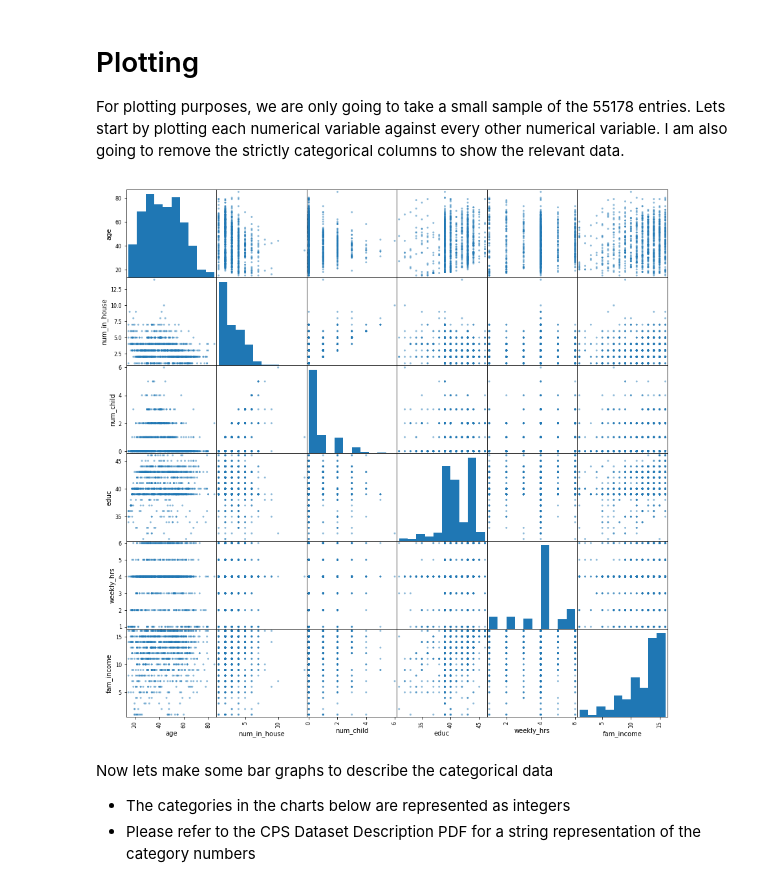
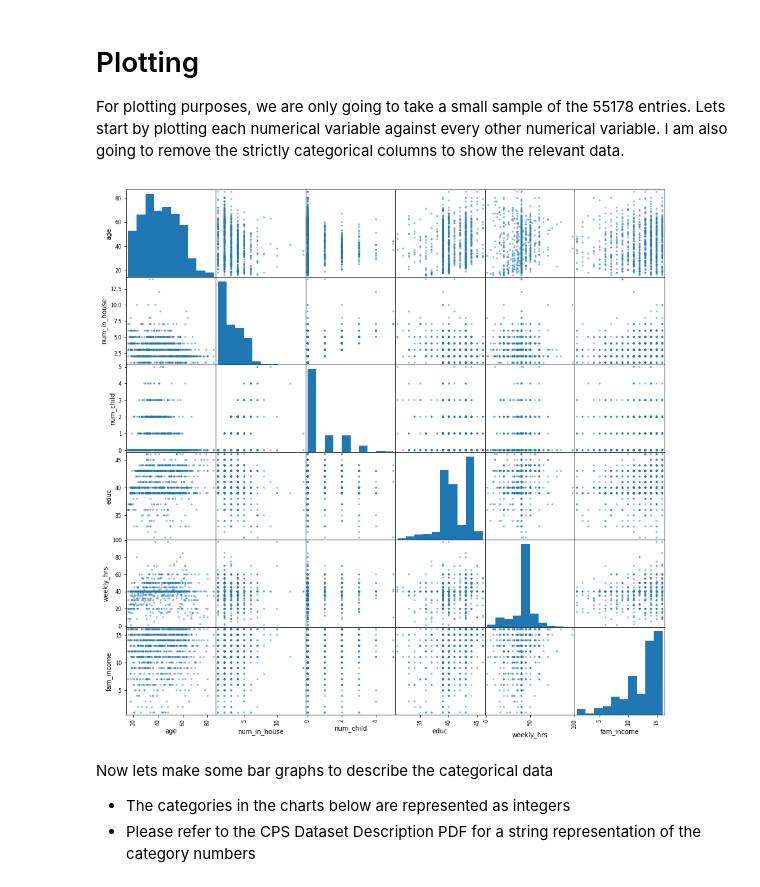
Before and after one commit to ereid7/current-population-survey-data-science-project, a Jupyter notebook: DatasetDescription/DatasetDescription.ipynb, the cells around one changed output. Cells and saved outputs as stored; diff of their text form; code cells hidden in the pictures.

```diff
--- a/DatasetDescription/DatasetDescription.ipynb
+++ b/DatasetDescription/DatasetDescription.ipynb
@@ -8,9 +8,6 @@ import matplotlib.pyplot as plt
 %matplotlib inline
 # %%
 # Import dataset
-data = pd.read_csv("../datasets/CPS2016_CSV.csv", index_col=None)
-data.columns = ['age', 'sex', 'state', 'citizen', 'race', 'marital',
-                'num_in_house', 'num_child', 'educ', 'worker_class', 'industry',
-                'occupation', 'weekly_hrs', 'fam_income', 'fam_inc_50', 'ismarried']
+data = pd.read_csv("../datasets/CPS2016_NEW.csv", index_col=None)
 data.head()
 # %% [output]
@@ -120,12 +106,12 @@ False
 For plotting purposes, we are only going to take a small sample of the 55178 entries. Lets start by plotting each numerical variable against every other numerical variable. I am also going to remove the strictly categorical columns to show the relevant data.
 # %%
 plotdata = data[['age','num_in_house', 'num_child',
-                'educ','weekly_hrs', 'fam_income']].sample(n=1000)
+                'educ','weekly_hrs','fam_income']].sample(n=1000)
 
-pd.plotting.scatter_matrix(plotdata, figsize=(15,15))
+pd.plotting.scatter_matrix(plotdata, figsize=(15,15), alpha=.5)
 plt.show()
 # %% [output]
-[figure, old version]
+[figure, new version]
 # %% [markdown]
 Now lets make some bar graphs to describe the categorical data
 - The categories in the charts below are represented as integers
```
Also changed, not shown: parts of 5 cells of this notebook, 8 other files.
